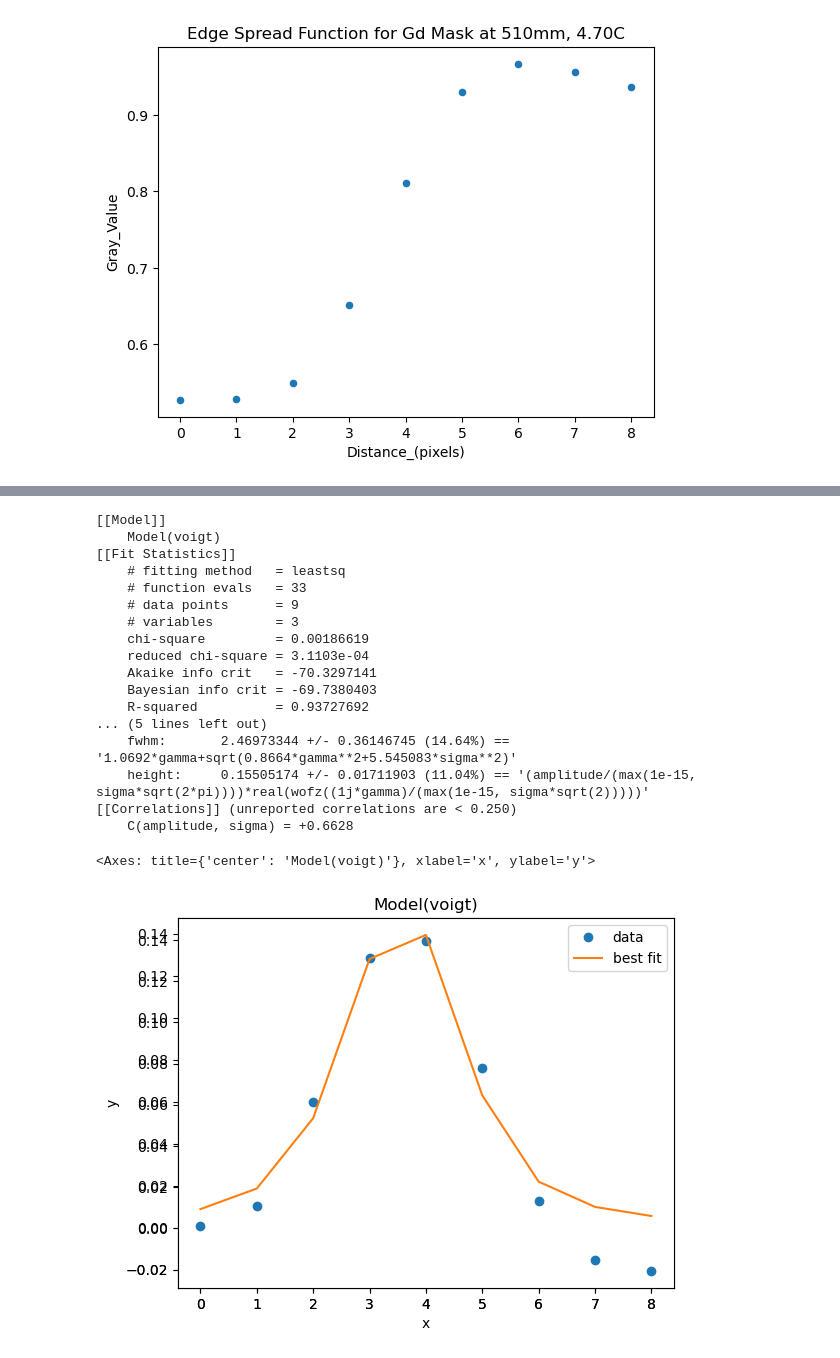
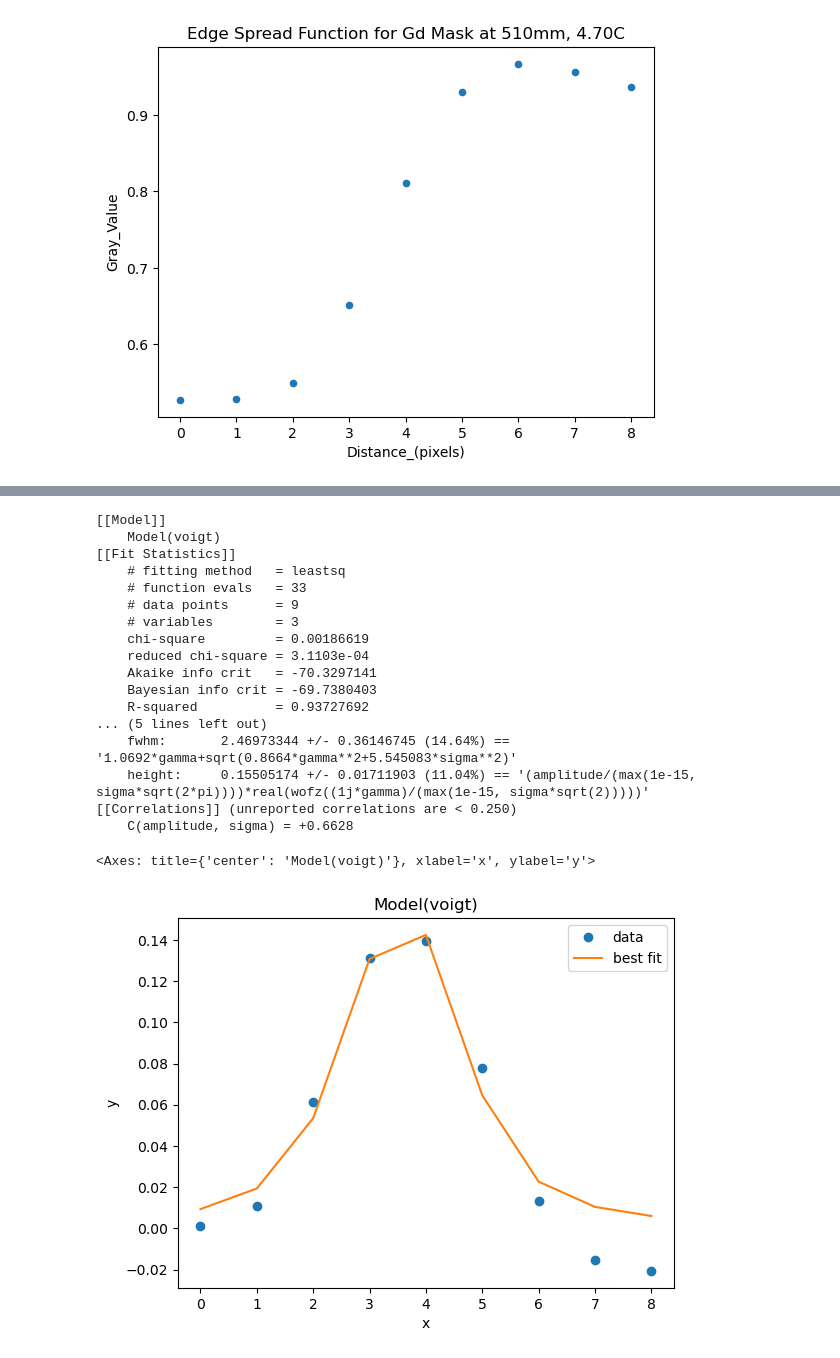
Before and after one commit to ornlneutronimaging/MCP_Sensor_Resolution, a Jupyter notebook: Normalization_Resolution_function_MCP_sensor.ipynb, the cells around one changed output, grey strips where cells are left out. Drawn from its saved outputs; the diff is of its cells as text; code cells hidden in the pictures.

```diff
--- a/Normalization_Resolution_function_MCP_sensor.ipynb
+++ b/Normalization_Resolution_function_MCP_sensor.ipynb
@@ -134,35 +133,34 @@ outL.plot_fit()
 # %%
 #Voigt fit model
 from numpy import loadtxt
 from lmfit.models import VoigtModel
 y = dydxdf
 x = np.arange(len(y))
 mod = VoigtModel()
 pars = mod.guess(y, x=x)
 outV = mod.fit(y,pars, x=x)
 print (outV.fit_report(min_correl=.25))
-plt.plot(dydxdf)
 outV.plot_fit()
 # %% [output]
 [[Model]]
     Model(voigt)
 [[Fit Statistics]]
     # fitting method   = leastsq
     # function evals   = 33
     # data points      = 9
     # variables        = 3
     chi-square         = 0.00186619
     reduced chi-square = 3.1103e-04
     Akaike info crit   = -70.3297141
     Bayesian info crit = -69.7380403
     R-squared          = 0.93727692
 ... (5 lines left out)
     fwhm:       2.46973344 +/- 0.36146745 (14.64%) == '1.0692*gamma+sqrt(0.8664*gamma**2+5.545083*sigma**2)'
     height:     0.15505174 +/- 0.01711903 (11.04%) == '(amplitude/(max(1e-15, sigma*sqrt(2*pi))))*real(wofz((1j*gamma)/(max(1e-15, sigma*sqrt(2)))))'
 [[Correlations]] (unreported correlations are < 0.250)
     C(amplitude, sigma) = +0.6628
 <Axes: title={'center': 'Model(voigt)'}, xlabel='x', ylabel='y'>
-[figure, old version]
+[figure, new version]
 # %%
 img1 = mpimg.imread(data_path+"/normalized_sample_7998_obs_8015/The edge for FWHM test.png")
 plt.axis('off')
```
Also changed, not shown: parts of 6 cells of this notebook.
